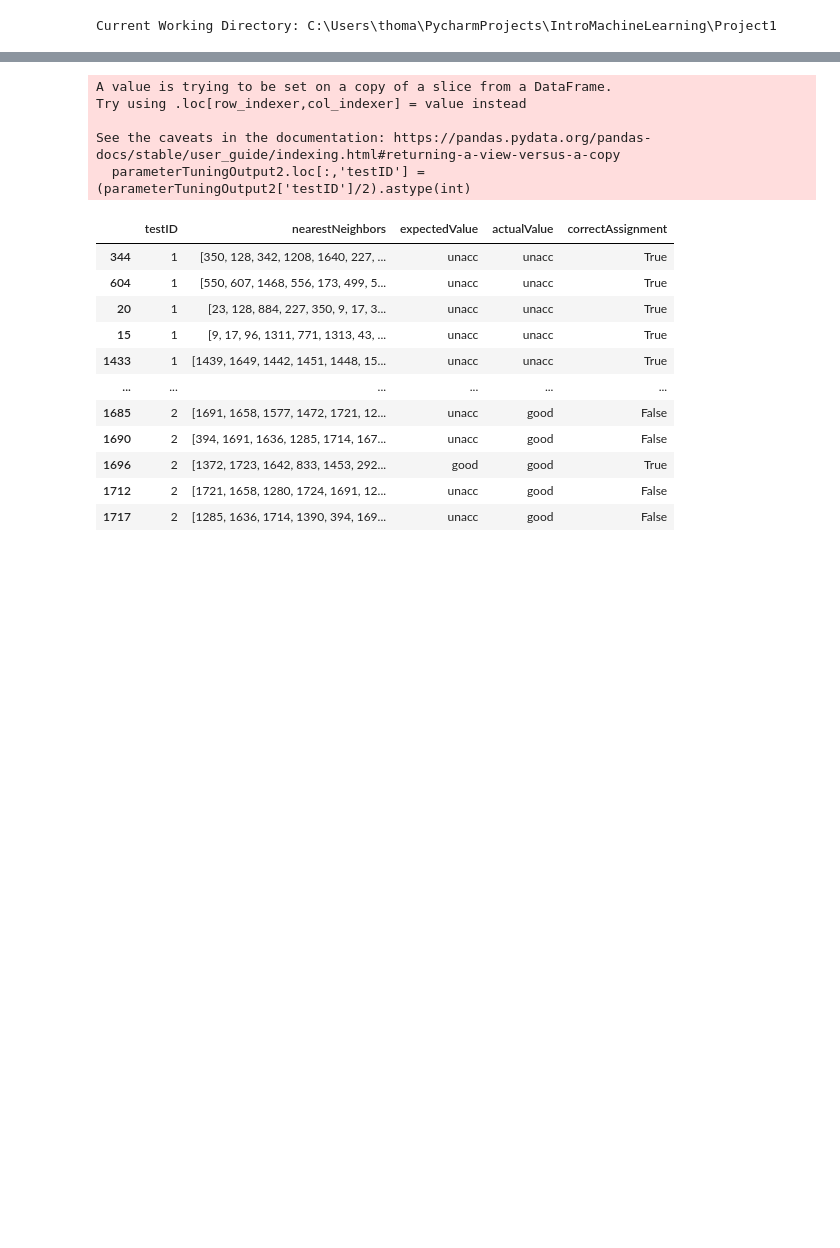
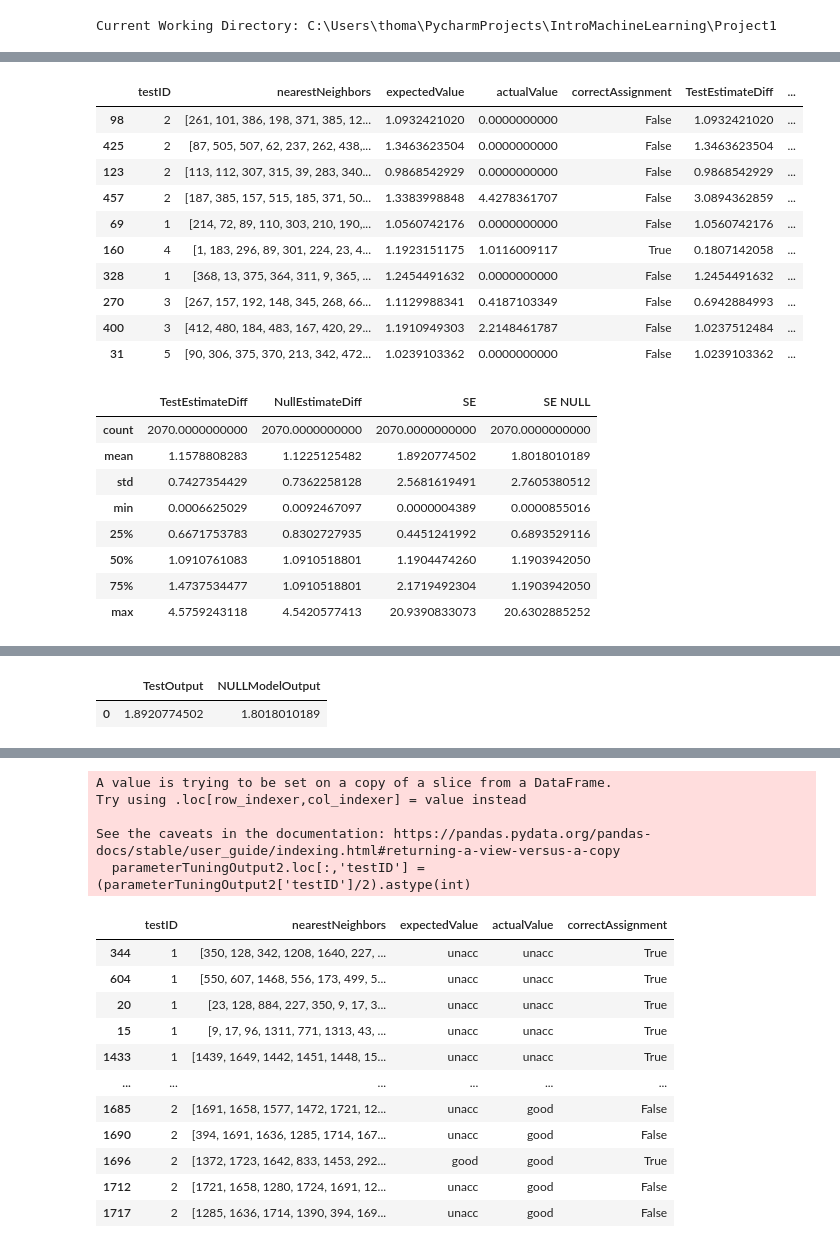
Before and after one commit to tbaird80/IntroMachineLearning, a Jupyter notebook: Project1/WriteUpTests.ipynb, the cells around one changed output, grey strips where cells are left out. Drawn from its saved outputs; the diff is of its cells as text; code cells hidden in the pictures; blank space fills up the shorter version.

```diff
--- a/Project1/WriteUpTests.ipynb
+++ b/Project1/WriteUpTests.ipynb
@@ -2,6 +2,8 @@
 import os
 cwd = os.getcwd()
 print("Current Working Directory:", cwd)
+
+pd.set_option('display.float_format', '{:.10f}'.format)
 # %% [output]
 Current Working Directory: C:\Users\thoma\PycharmProjects\IntroMachineLearning\Project1
 # %%
@@ -299,7 +301,7 @@ def dataSourcing(dataName):
 
     return dataFeatures, dataTargets
 # %%
-currentDataSet = 'CarEval'
+currentDataSet = 'ForestFires'
 features, targets = dataSourcing(currentDataSet)
 
 print(features.info())
@@ -488,11 +329,48 @@ featuresSummary = features.describe(percentiles=[.05, .1, .15, .2, .25,
                                                  .30, .35, .40, .45, .5,
                                                  .55, .60, .65, .70, .75,
                                                  .8, .85, .9, .95, 1])
-targetsSummary = targets.describe(percentiles=[.05, .1, .15, .2, .25,
-                                                 .30, .35, .40, .45, .5,
-                                                 .55, .60, .65, .70, .75,
-                                                 .8, .85, .9, .95, 1])
+targetsSummary = targets.describe(percentiles=[.1, .3, .5, .7, .9])
 
-print(featuresSummary)
-#display(targetsSummary)
+#print(featuresSummary)
+#isplay(targetsSummary)
+
+print(targetsSummary.to_latex(index=True,
+                  formatters={"name": str.upper},
+                  float_format="{:.3f}".format,))
+
+tuningFilePath = currentDataSet + '/KEEPTestCases/ParameterTuningFile.csv'
+crossValFilePath = currentDataSet + '/KEEPTestCases/CrossValidationTestFile.csv'
+
+parameterTuningOutput = pd.read_csv(tuningFilePath, index_col=0)
+parameterTuningOutput = parameterTuningOutput.sort_values(by = ['AveragePerformance'], ascending = True)
+
+print(parameterTuningOutput.to_latex(index=True,
+                  formatters={"name": str.upper},
+                  float_format="{:.3f}".format,))
+
+#versus NULL model
+crossValidationOutput = pd.read_csv(crossValFilePath, index_col=0)
+crossValidationOutput['TestEstimateDiff'] = abs(crossValidationOutput['actualValue'] - crossValidationOutput['expectedValue'])
+crossValidationOutput['NullEstimate'] = crossValidationOutput['actualValue'].mean()
+crossValidationOutput['NullEstimateDiff'] = abs(crossValidationOutput['actualValue'] - crossValidationOutput['NullEstimate'])
+crossValidationOutput['SE'] = (crossValidationOutput['TestEstimateDiff'])**2
+crossValidationOutput['SE NULL'] = (crossValidationOutput['NullEstimateDiff'])**2
+display(crossValidationOutput.sample(n = 10))
+
+crossValidationOutputView = crossValidationOutput.drop(columns = ["testID", "actualValue", "expectedValue", "NullEstimate"])
+display(crossValidationOutputView.describe())
+
+print(crossValidationOutputView.describe().to_latex(index=True,
+                  formatters={"name": str.upper},
+                  float_format="{:.3f}".format,))
+
+nullModelOutput = pd.DataFrame({"TestOutput": [crossValidationOutput['SE'].mean()],
+                                "NULLModelOutput": [crossValidationOutput['SE NULL'].mean()]
+                               })
+print("NULL Comp")
+display(nullModelOutput)
+
+print(nullModelOutput.to_latex(index=True,
+                  formatters={"name": str.upper},
+                  float_format="{:.3f}".format,))
 # %% [output]
@@ -515,0 +394,20 @@ freq          1152       1152       1152
+|  | testID | nearestNeighbors | expectedValue | actualValue | correctAssignment | TestEstimateDiff | ... |
+| 98 | 2 | [261, 101, 386, 198, 371, 385, 12... | 1.0932421020 | 0.0000000000 | False | 1.0932421020 | ... |
+| 425 | 2 | [87, 505, 507, 62, 237, 262, 438,... | 1.3463623504 | 0.0000000000 | False | 1.3463623504 | ... |
+| 123 | 2 | [113, 112, 307, 315, 39, 283, 340... | 0.9868542929 | 0.0000000000 | False | 0.9868542929 | ... |
+| 457 | 2 | [187, 385, 157, 515, 185, 371, 50... | 1.3383998848 | 4.4278361707 | False | 3.0894362859 | ... |
+| 69 | 1 | [214, 72, 89, 110, 303, 210, 190,... | 1.0560742176 | 0.0000000000 | False | 1.0560742176 | ... |
+| 160 | 4 | [1, 183, 296, 89, 301, 224, 23, 4... | 1.1923151175 | 1.0116009117 | True | 0.1807142058 | ... |
+| 328 | 1 | [368, 13, 375, 364, 311, 9, 365, ... | 1.2454491632 | 0.0000000000 | False | 1.2454491632 | ... |
+| 270 | 3 | [267, 157, 192, 148, 345, 268, 66... | 1.1129988341 | 0.4187103349 | False | 0.6942884993 | ... |
+| 400 | 3 | [412, 480, 184, 483, 167, 420, 29... | 1.1910949303 | 2.2148461787 | False | 1.0237512484 | ... |
+| 31 | 5 | [90, 306, 375, 370, 213, 342, 472... | 1.0239103362 | 0.0000000000 | False | 1.0239103362 | ... |
+|  | TestEstimateDiff | NullEstimateDiff | SE | SE NULL |
+| count | 2070.0000000000 | 2070.0000000000 | 2070.0000000000 | 2070.0000000000 |
+| mean | 1.1578808283 | 1.1225125482 | 1.8920774502 | 1.8018010189 |
+| std | 0.7427354429 | 0.7362258128 | 2.5681619491 | 2.7605380512 |
+| min | 0.0006625029 | 0.0092467097 | 0.0000004389 | 0.0000855016 |
+| 25% | 0.6671753783 | 0.8302727935 | 0.4451241992 | 0.6893529116 |
+| 50% | 1.0910761083 | 1.0910518801 | 1.1904474260 | 1.1903942050 |
+| 75% | 1.4737534477 | 1.0910518801 | 2.1719492304 | 1.1903942050 |
+| max | 4.5759243118 | 4.5420577413 | 20.9390833073 | 20.6302885252 |
@@ -515,0 +430,2 @@ freq          1152       1152       1152
+|  | TestOutput | NULLModelOutput |
+| 0 | 1.8920774502 | 1.8018010189 |
```
Also changed, not shown: parts of 4 cells of this notebook, 15 other files.
